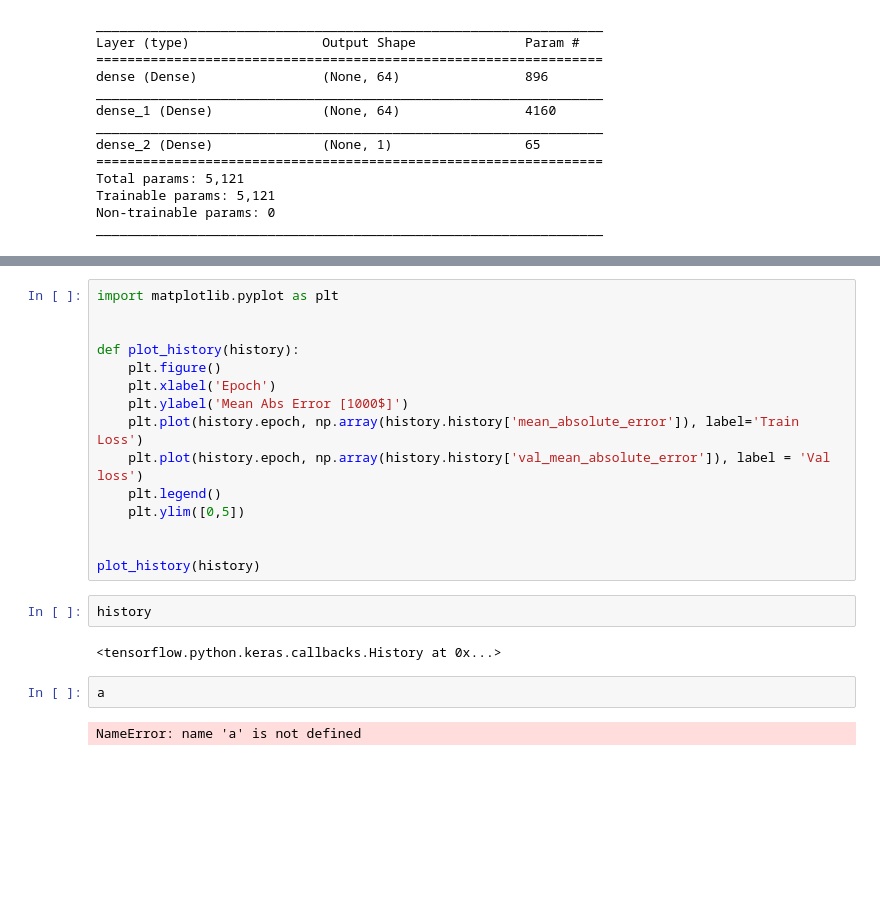
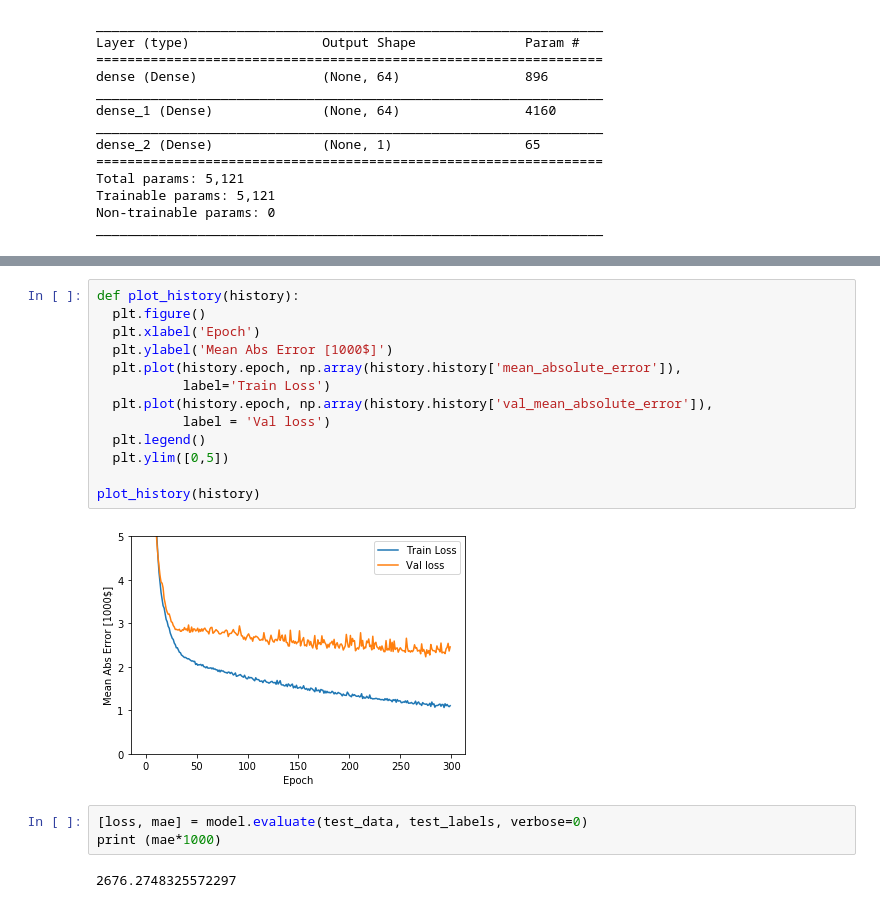
Before and after one commit to arthurwei0/ai, a Jupyter notebook: learn_tensorflow/Boston.ipynb, the cells around one changed output, grey strips where cells are left out. Cells and saved outputs as stored; diff of their text form; blank space fills up the shorter version.

```diff
--- a/learn_tensorflow/Boston.ipynb
+++ b/learn_tensorflow/Boston.ipynb
@@ -138,23 +179,20 @@ history
 # %%
-import matplotlib.pyplot as plt
-
-
 def plot_history(history):
-    plt.figure()
-    plt.xlabel('Epoch')
-    plt.ylabel('Mean Abs Error [1000$]')
-    plt.plot(history.epoch, np.array(history.history['mean_absolute_error']), label='Train Loss')
-    plt.plot(history.epoch, np.array(history.history['val_mean_absolute_error']), label = 'Val loss')
-    plt.legend()
-    plt.ylim([0,5])
-
+  plt.figure()
+  plt.xlabel('Epoch')
+  plt.ylabel('Mean Abs Error [1000$]')
+  plt.plot(history.epoch, np.array(history.history['mean_absolute_error']),
+           label='Train Loss')
+  plt.plot(history.epoch, np.array(history.history['val_mean_absolute_error']),
+           label = 'Val loss')
+  plt.legend()
+  plt.ylim([0,5])
 
 plot_history(history)
+# %% [output]
+[figure, added]
-# %%
-history
-# %% [output]
-<tensorflow.python.keras.callbacks.History at 0x...>
-# %%
-a
-# %% [output]
-NameError: name 'a' is not defined
+# %%
+[loss, mae] = model.evaluate(test_data, test_labels, verbose=0)
+print (mae*1000)
+# %% [output]
+2676.2748325572297
```
Also changed, not shown: parts of 13 cells of this notebook, 3 other files.
